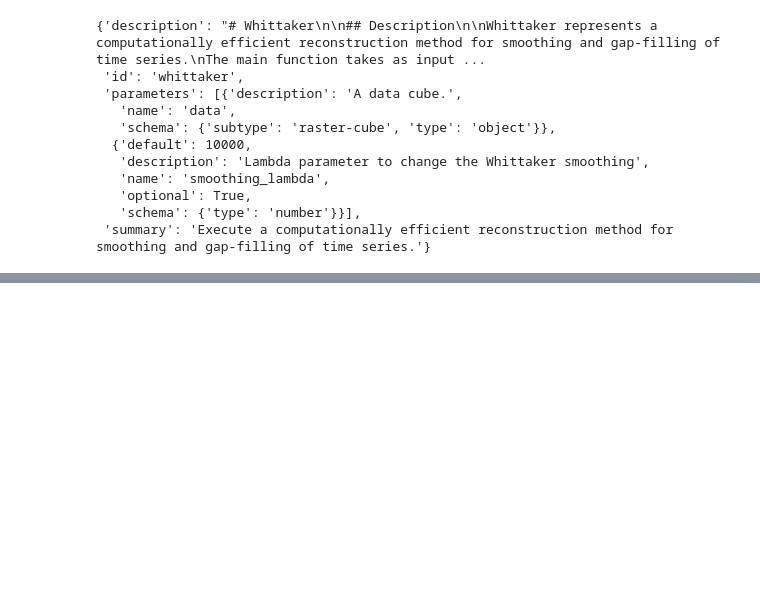
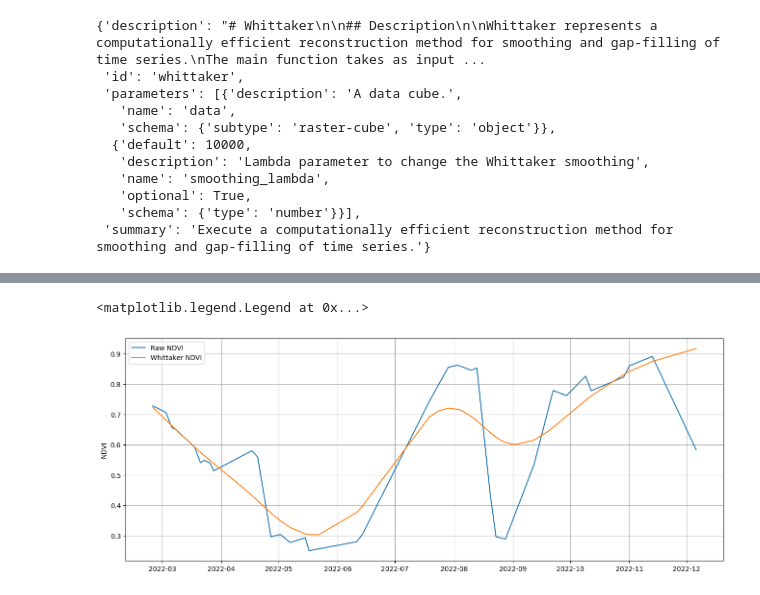
Before and after one commit to Open-EO/FuseTS, a Jupyter notebook: notebooks/OpenEO/AI4FOOD - Whittaker.ipynb, the cells around one changed output, grey strips where cells are left out. Drawn from its saved outputs; the diff is of its cells as text; code cells hidden in the pictures; blank space fills up the shorter version.

Commit message:
feat: added notebook for Whittaker

```diff
--- a/notebooks/OpenEO/AI4FOOD - Whittaker.ipynb
+++ b/notebooks/OpenEO/AI4FOOD - Whittaker.ipynb
@@ -99,7 +114,7 @@ base_ndvi.download('./base.json', format='json')
 # %%
 cubes_dfs = []
 cols = ['Raw NDVI', 'Whittaker NDVI']
-for result in ['base.json', 'result.json']:
+for result in ['base.json', 'whittaker.json']:
     with open(result, 'r') as result_file:
         df = timeseries_json_to_pandas(json.load(result_file))
         df.index = pd.to_datetime(df.index)
@@ -107,3 +122,4 @@ for result in ['base.json', 'result.json']:
         result_file.close()
 joined_df = pd.concat(cubes_dfs, axis=1)
 joined_df = joined_df.rename(columns={0: cols[0], 1: cols[1]})
+joined_df
@@ -110,7 +145,11 @@ joined_df = joined_df.rename(columns={0: cols[0], 1: cols[1]})
 # %%
 plt.figure(figsize= (16,6))
 for col in cols:
-    plt.plot(joined_df.index, joined_df[col], 'o', label=col)
+    values = joined_df[~joined_df[col].isna()]
+    plt.plot(values.index, values[col], '-', label=col)
 plt.ylabel ('NDVI')
 plt.grid(True)
 plt.legend()
+# %% [output]
+<matplotlib.legend.Legend at 0x...>
+[figure, added]
```
Also changed, not shown: parts of 9 cells of this notebook.
